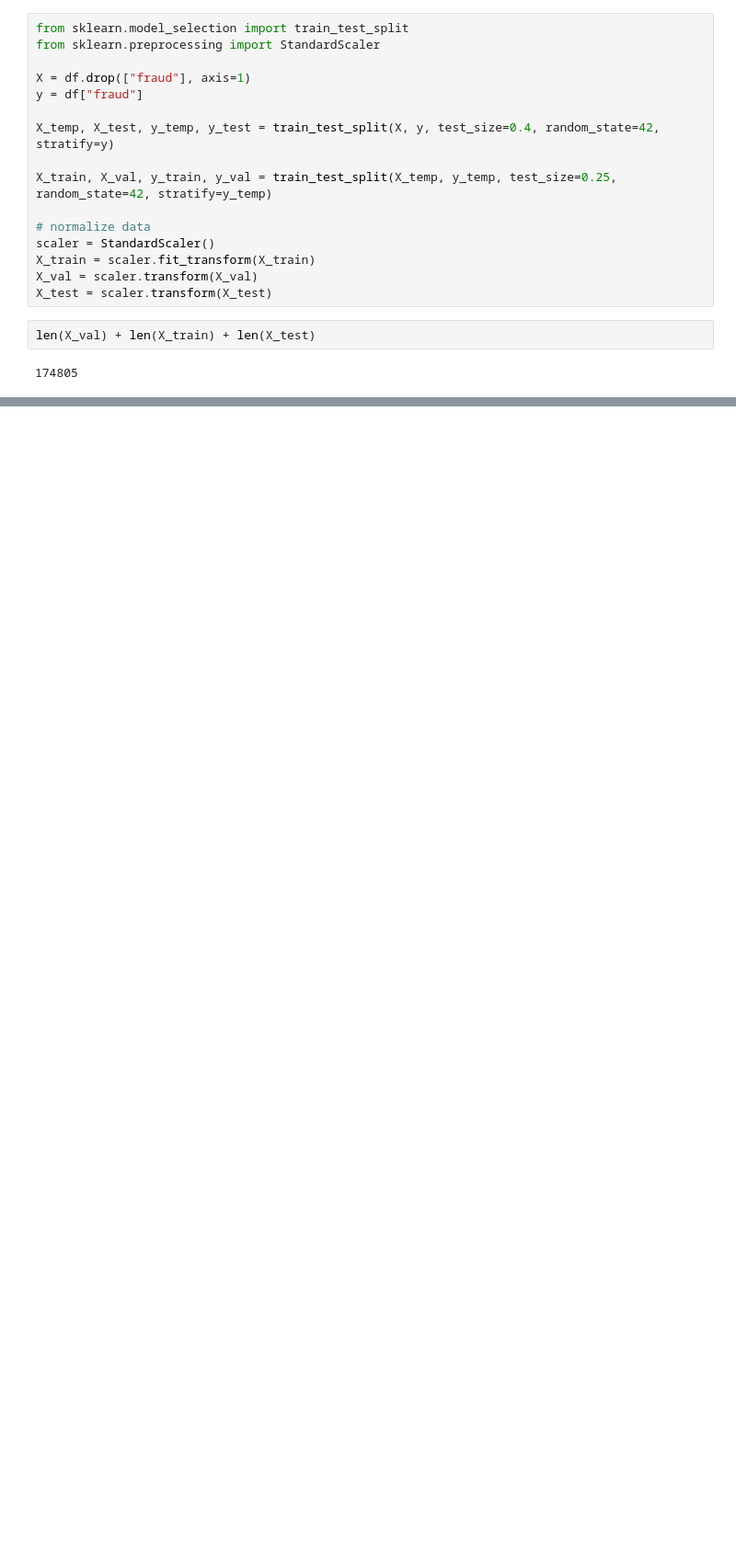
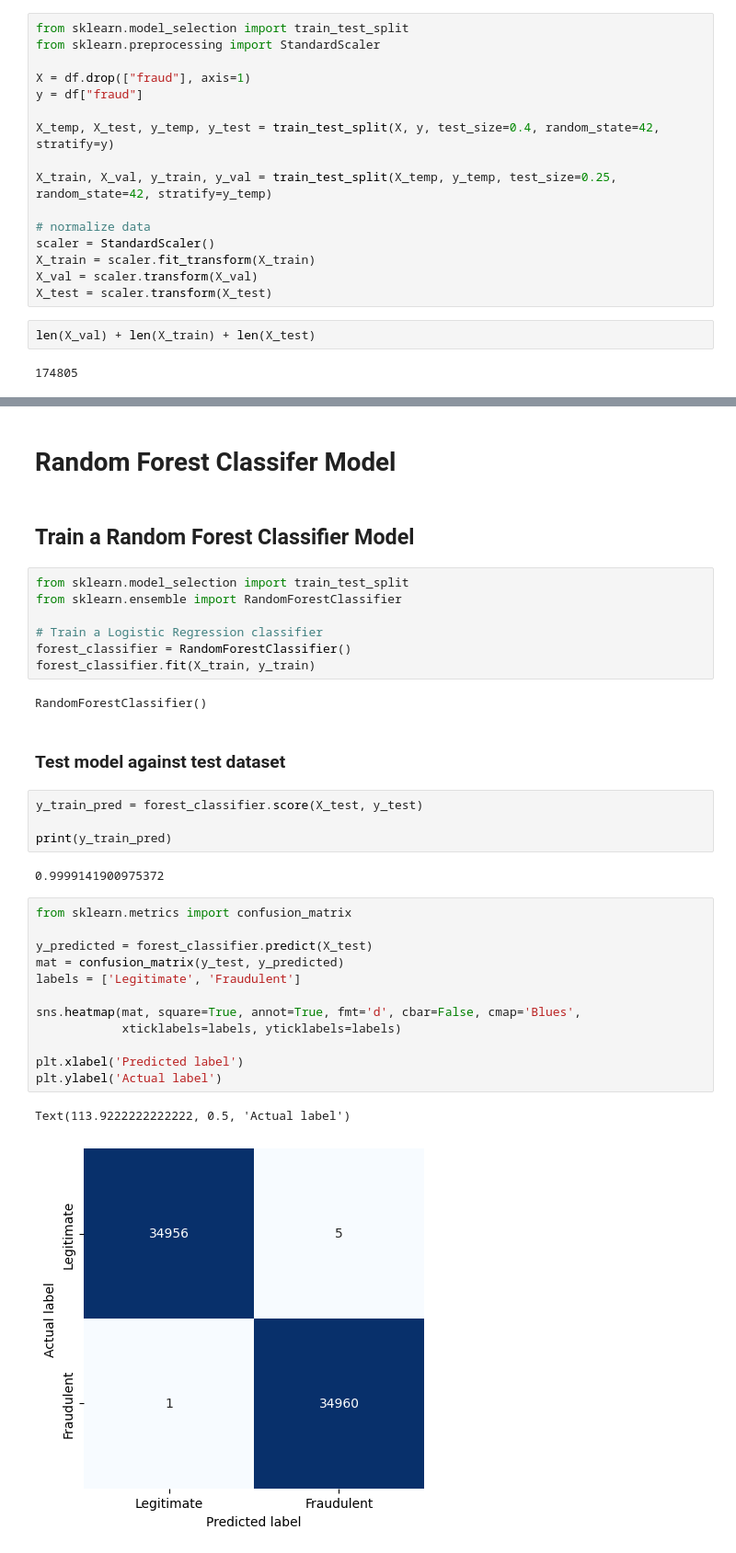
Before and after one commit to ntherndon97/COSC522-Group5, a Jupyter notebook: Group5_FinalProject.ipynb, the cells around one changed output, grey strips where cells are left out. Shown: that part at 92% size. Saved outputs shown, nothing was run; the diff lists cells and outputs as text; blank space fills up the shorter version.

```diff
--- a/Group5_FinalProject.ipynb
+++ b/Group5_FinalProject.ipynb
@@ -218,0 +187,36 @@ print(test_acc)
+# %% [markdown]
+# Random Forest Classifer Model
+# %% [markdown]
+## Train a Random Forest Classifier Model
+# %%
+from sklearn.model_selection import train_test_split
+from sklearn.ensemble import RandomForestClassifier
+
+# Train a Logistic Regression classifier
+forest_classifier = RandomForestClassifier()
+forest_classifier.fit(X_train, y_train)
+# %% [output]
+RandomForestClassifier()
+# %% [markdown]
+### Test model against test dataset
+# %%
+y_train_pred = forest_classifier.score(X_test, y_test)
+
+print(y_train_pred)
+# %% [output]
+0.9999141900975372
+# %%
+from sklearn.metrics import confusion_matrix
+
+y_predicted = forest_classifier.predict(X_test)
+mat = confusion_matrix(y_test, y_predicted)
+labels = ['Legitimate', 'Fraudulent']
+
+sns.heatmap(mat, square=True, annot=True, fmt='d', cbar=False, cmap='Blues',
+            xticklabels=labels, yticklabels=labels)
+
+plt.xlabel('Predicted label')
+plt.ylabel('Actual label')
+# %% [output]
+Text(113.9222222222222, 0.5, 'Actual label')
+[figure, added]
```
Also changed, not shown: parts of 20 cells of this notebook.
